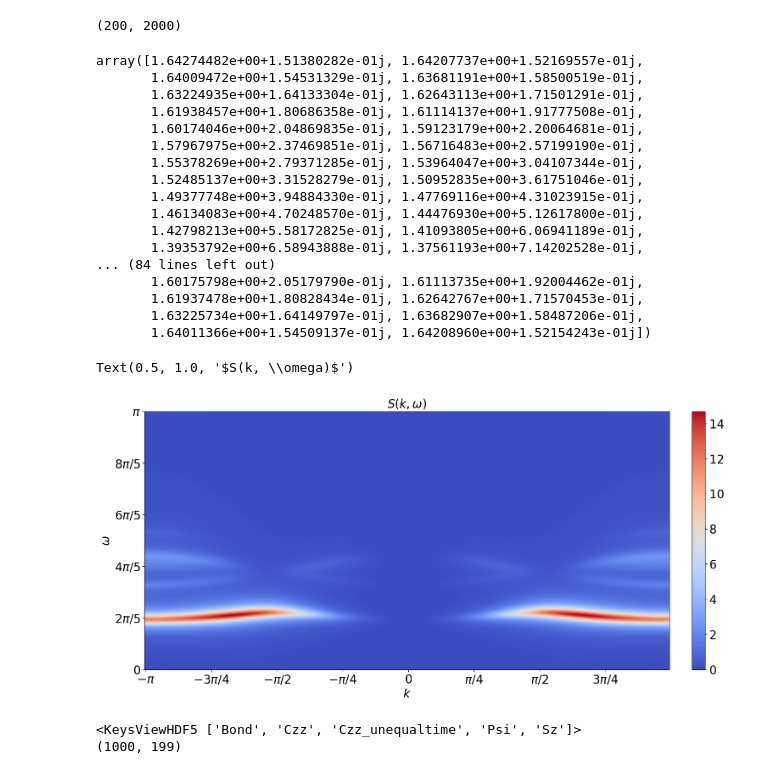
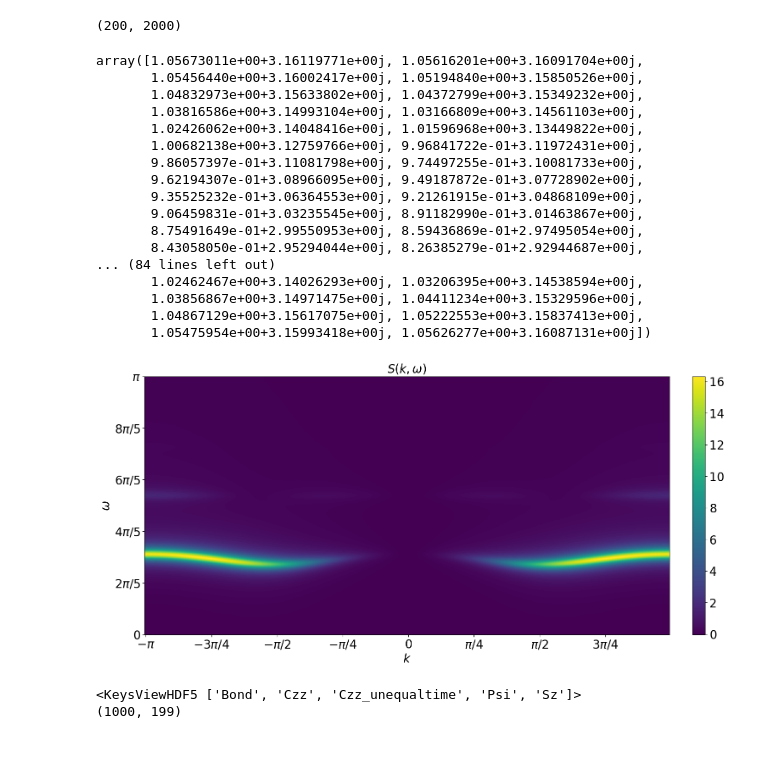
Before and after one commit to xiaobo-23/TimeEvolution, a Jupyter notebook: Spectrum_Analysis.ipynb, the cells around one changed output. Drawn from its saved outputs; the diff is of its cells as text; code cells hidden in the pictures.

```diff
--- a/Spectrum_Analysis.ipynb
+++ b/Spectrum_Analysis.ipynb
@@ -57,8 +57,8 @@ color = obtain_color(12, cm.gist_heat_r)
 <KeysViewHDF5 ['Bond', 'Czz', 'Czz_unequaltime', 'Psi', 'Sz']>
 (2000, 200)
 # %%
-Czz_tau005_odd  = data_extrapolation("Data/Heisenberg_Dimmerized_TEBD_N200_Time100.0_Delta0.2_J20.5_tau0.05.h5", "Czz_unequaltime_odd")
-Czz_tau005_even = data_extrapolation("Data/Heisenberg_Dimmerized_TEBD_N200_Time100.0_Delta0.2_J20.5_tau0.05.h5", "Czz_unequaltime_even")
+Czz_tau005_odd  = data_extrapolation("Data/J1_J2/Heisenberg_Dimerized_TEBD_N200_Time100.0_Delta0.5_J20.4_tau0.05.h5", "Czz_unequaltime_odd")
+Czz_tau005_even = data_extrapolation("Data/J1_J2/Heisenberg_Dimerized_TEBD_N200_Time100.0_Delta0.5_J20.4_tau0.05.h5", "Czz_unequaltime_even")
 # %% [output]
 <KeysViewHDF5 ['Bond', 'Czz', 'Czz T=0', 'Czz_unequaltime_even', 'Czz_unequaltime_odd', 'Psi', 'Sz', 'Sz T=0']>
 (2000, 200)
@@ -441,45 +439,44 @@ g_k_w = g_k_w_odd + g_k_w_even
 # %%
 g_k_w[:, 699]
 # %% [output]
-array([1.64274482e+00+1.51380282e-01j, 1.64207737e+00+1.52169557e-01j,
-       1.64009472e+00+1.54531329e-01j, 1.63681191e+00+1.58500519e-01j,
-       1.63224935e+00+1.64133304e-01j, 1.62643113e+00+1.71501291e-01j,
-       1.61938457e+00+1.80686358e-01j, 1.61114137e+00+1.91777508e-01j,
-       1.60174046e+00+2.04869835e-01j, 1.59123179e+00+2.20064681e-01j,
-       1.57967975e+00+2.37469851e-01j, 1.56716483e+00+2.57199190e-01j,
-       1.55378269e+00+2.79371285e-01j, 1.53964047e+00+3.04107344e-01j,
-       1.52485137e+00+3.31528279e-01j, 1.50952835e+00+3.61751046e-01j,
-       1.49377748e+00+3.94884330e-01j, 1.47769116e+00+4.31023915e-01j,
-       1.46134083e+00+4.70248570e-01j, 1.44476930e+00+5.12617800e-01j,
-       1.42798213e+00+5.58172825e-01j, 1.41093805e+00+6.06941189e-01j,
-       1.39353792e+00+6.58943888e-01j, 1.37561193e+00+7.14202528e-01j,
+array([1.05673011e+00+3.16119771e+00j, 1.05616201e+00+3.16091704e+00j,
+       1.05456440e+00+3.16002417e+00j, 1.05194840e+00+3.15850526e+00j,
+       1.04832973e+00+3.15633802e+00j, 1.04372799e+00+3.15349232e+00j,
+       1.03816586e+00+3.14993104e+00j, 1.03166809e+00+3.14561103e+00j,
+       1.02426062e+00+3.14048416e+00j, 1.01596968e+00+3.13449822e+00j,
+       1.00682138e+00+3.12759766e+00j, 9.96841722e-01+3.11972431e+00j,
+       9.86057397e-01+3.11081798e+00j, 9.74497255e-01+3.10081733e+00j,
+       9.62194307e-01+3.08966095e+00j, 9.49187872e-01+3.07728902e+00j,
+       9.35525232e-01+3.06364553e+00j, 9.21261915e-01+3.04868109e+00j,
+       9.06459831e-01+3.03235545e+00j, 8.91182990e-01+3.01463867e+00j,
+       8.75491649e-01+2.99550953e+00j, 8.59436869e-01+2.97495054e+00j,
+       8.43058050e-01+2.95294044e+00j, 8.26385279e-01+2.92944687e+00j,
 ... (84 lines left out)
-       1.60175798e+00+2.05179790e-01j, 1.61113735e+00+1.92004462e-01j,
-       1.61937478e+00+1.80828434e-01j, 1.62642767e+00+1.71570453e-01j,
-       1.63225734e+00+1.64149797e-01j, 1.63682907e+00+1.58487206e-01j,
-       1.64011366e+00+1.54509137e-01j, 1.64208960e+00+1.52154243e-01j])
+       1.02462467e+00+3.14026293e+00j, 1.03206395e+00+3.14538594e+00j,
+       1.03856867e+00+3.14971475e+00j, 1.04411234e+00+3.15329596e+00j,
+       1.04867129e+00+3.15617075e+00j, 1.05222553e+00+3.15837413e+00j,
+       1.05475954e+00+3.15993418e+00j, 1.05626277e+00+3.16087131e+00j])
 # %%
 # Plot the spectral function
 fig=plt.figure(figsize=(15, 12 * goldenRatio), tight_layout=True)
 ax = fig.add_subplot(111,title="", frame_on=True)
 
-im1 = ax.imshow(g_k_w[:,:].real.transpose(), cmap = "coolwarm", aspect="auto", origin="lower")
+im1 = ax.imshow(g_k_w[:,:].real.transpose(), cmap = "viridis", norm = "linear", aspect = "auto", origin = "lower")
 cbar=fig.colorbar(im1, fraction=0.035, pad=0.04)
 cbar.ax.tick_params(labelsize=tickFontSize)
 
 
 ax.set_xlabel(r"$k$", fontsize = 20)
 ax.set_ylabel(r"$\omega$", fontsize  = 20)
 ax.set_xticklabels([r"", r"$-\pi$", r"$-3\pi/4$", r"$-\pi/2$", r"$-\pi/4$", r"$0$", r"$\pi/4$", r"$\pi/2$", r"$3\pi/4$"], fontsize = 20)
 ax.set_yticklabels([r"$0$", r"$2\pi/5$", r"$4\pi/5$", r"$6\pi/5$", r"$8\pi/5$", r"$\pi$"], fontsize = 20)
 ax.set_ylim(500, 1000)
 
 
 plt.title(r"$S(k, \omega)$", fontsize = 20)
-# plt.savefig('Figures/XX_TEBD_N200_T100_Szz_tau005.pdf')
+plt.savefig('Figures/J1_J2_Heisenberg_Dimerized_TEBD_N200_T100_J20p4_delta0p5_Spectral_tau005.pdf')
 # %% [output]
-Text(0.5, 1.0, '$S(k, \\omega)$')
-[figure, old version]
+[figure, new version]
 # %%
 # # Calculate the structure factor
 # for index1 in range(k.shape[0]):
```
Also changed, not shown: parts of 3 cells of this notebook, 2 other files.
